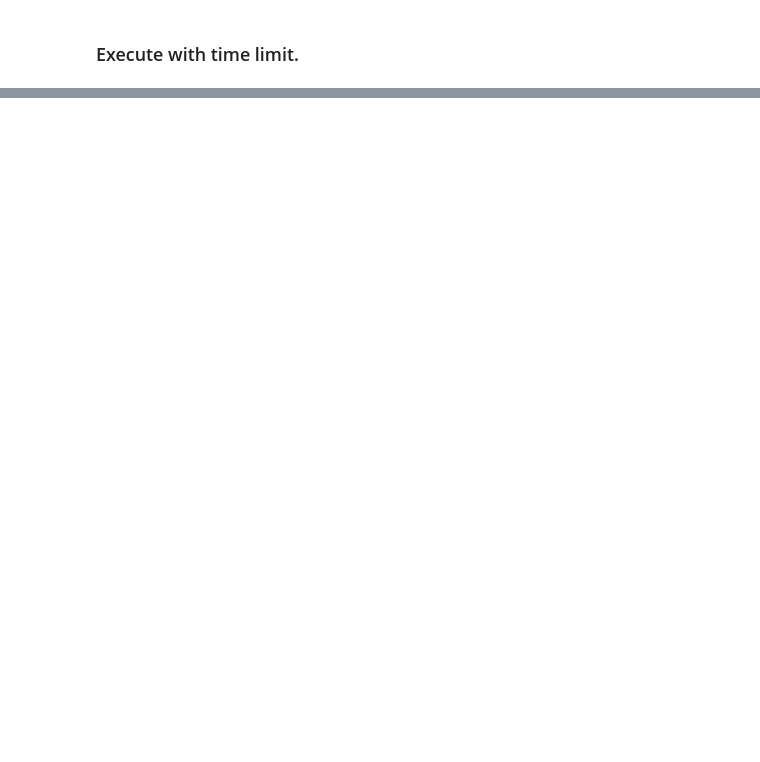
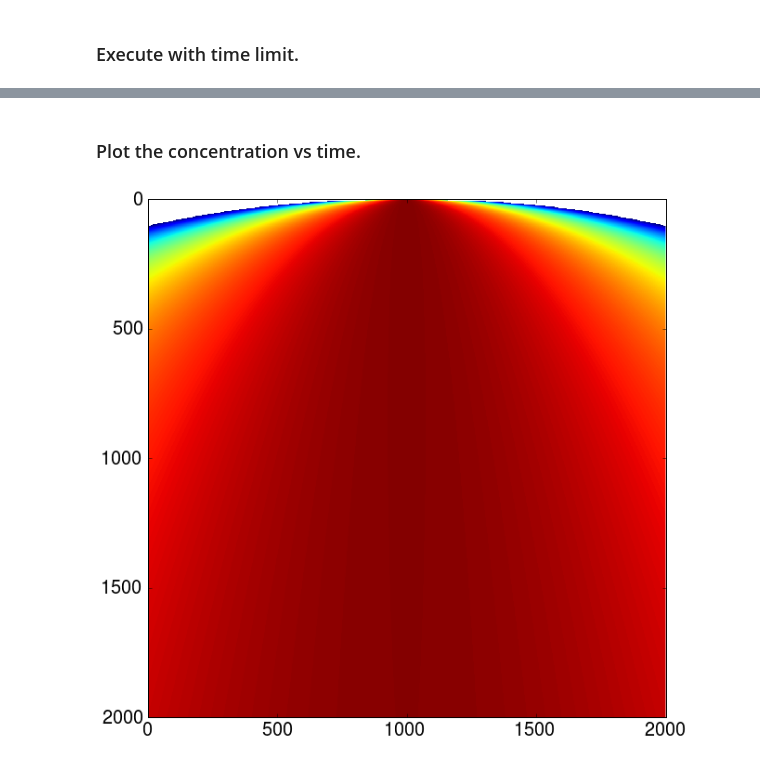
Before and after one commit to telamonian/lmes, a Jupyter notebook: regression/microenv_diffusion/analysis.ipynb, the cells around one changed output, grey strips where cells are left out. Saved outputs shown, nothing was run; the diff lists cells and outputs as text; code cells hidden in the pictures; blank space fills up the shorter version.

```diff
--- a/regression/microenv_diffusion/analysis.ipynb
+++ b/regression/microenv_diffusion/analysis.ipynb
@@ -193,17 +64,0 @@ pass
-# %%
-# Plot the final times.
-dirname="data/3"
-filename="%s/first_order_decay.lm"%dirname
-fp = h5py.File(filename, "r")
-replicates=fp["/Simulations"].keys()
-finalTimes=[]
-for replicate in replicates:
-    counts = fp["/Simulations/%s/SpeciesCounts"%replicate]
-    times = fp["/Simulations/%s/SpeciesCountTimes"%replicate]
-    if counts[-1] != 150:
-        print "Final count was not correct %d=%d"%(replicate,counts[-1])
-    else:
-        finalTimes.append(times[-1])
-matplotlib.rcParams.update({'font.size': 15, "figure.figsize": (20,5)})
-hist(finalTimes,100)
-pass
@@ -266,18 +64,0 @@ pass
-# %%
-# Plot the time to a specific count.
-X=150
-dirname="data/4"
-filename="%s/first_order_decay.lm"%dirname
-fp = h5py.File(filename, "r")
-replicates=fp["/Simulations"].keys()
-finalTimes=[]
-for replicate in replicates:
-    counts=np.array(fp["/Simulations/%s/FirstPassageTimes/00/Counts"%replicate], dtype=double)
-    times=np.array(fp["/Simulations/%s/FirstPassageTimes/00/Times"%replicate], dtype=double)
-    if counts[X] != X:
-        print "Final count was not correct %d=%d"%(replicate,counts[X])
-    else:
-        finalTimes.append(times[X])
-matplotlib.rcParams.update({'font.size': 15, "figure.figsize": (20,5)})
-hist(finalTimes,100)
-pass
@@ -285,0 +118,14 @@ pass
+# %% [markdown]
+### Plot the concentration vs time.
+# %%
+matplotlib.rcParams.update({"figure.figsize": (20,10)})
+imshow(log10(grids[:,5000-1000:5000+1000]), interpolation='none', aspect=1, origin='upper')
+
+        #imshow(P[t,0:100].T, interpolation='none', aspect=1, origin='lower'); #, extent=[1.5,4.5,3.5,6.5], vmin=300, vmax=600)
+        #imshow(P[np.logspace(0,int(log10(T.shape[0])),1000).astype(int),:].T, interpolation='none', aspect=1, origin='lower'); #, extent=[1.5,4.5,3.5,6.5], vmin=300, vmax=600)
+        #cb=colorbar(label="Time (s)"); cb.set_ticks(np.arange(300,601,100)); cb.ax.set_aspect(10)
+        #axhline(x0,c='r')
+        #xlabel("Cores per Executor"); xticks(numCoresToUse); ylabel("Executors"); yticks(numExecutorsToUse); title("Config: %d\nHDDs: %d"%(configuration,numHDD))
+pass
+# %% [output]
+[figure, added]
```
Also changed, not shown: parts of 22 cells of this notebook, 6 other files.
